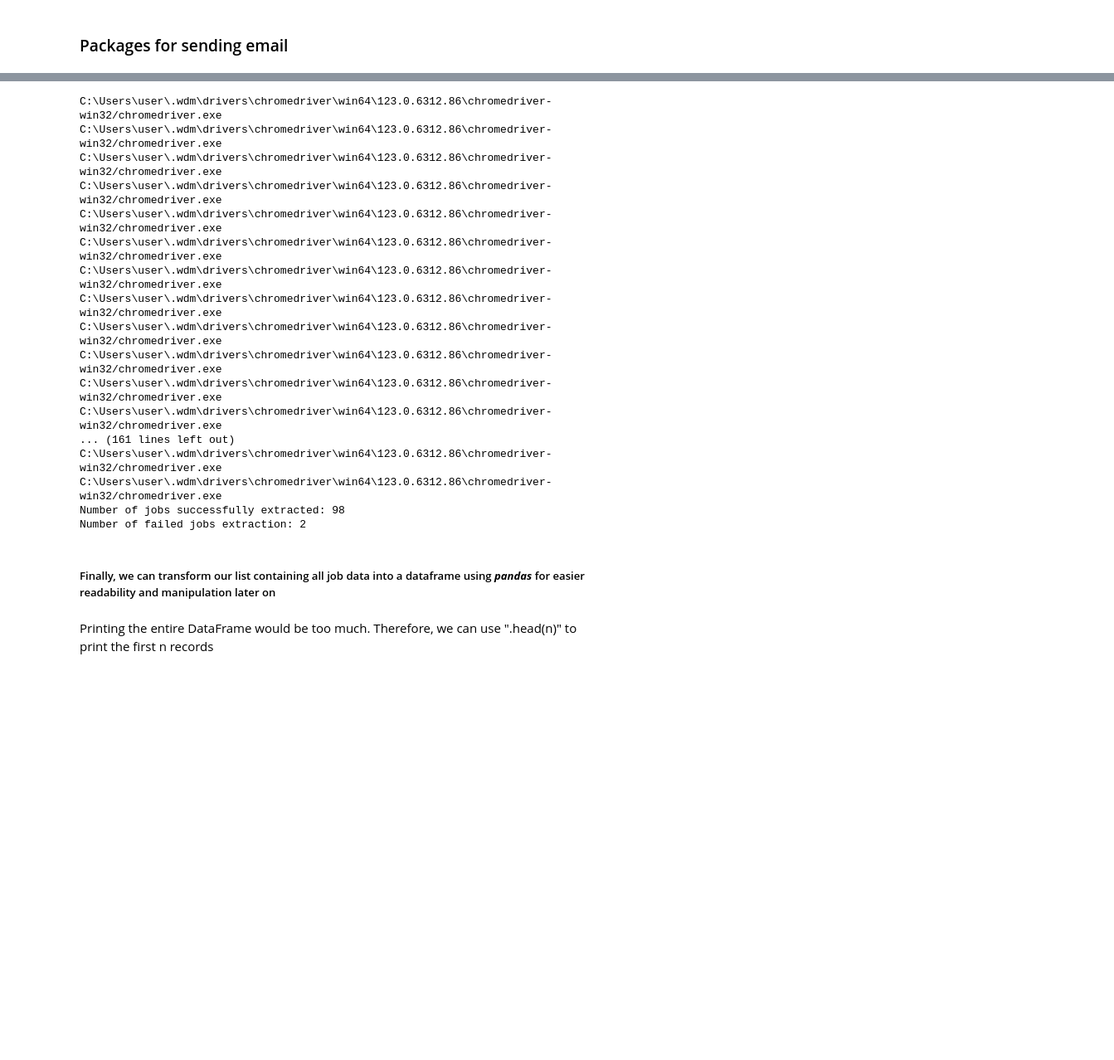
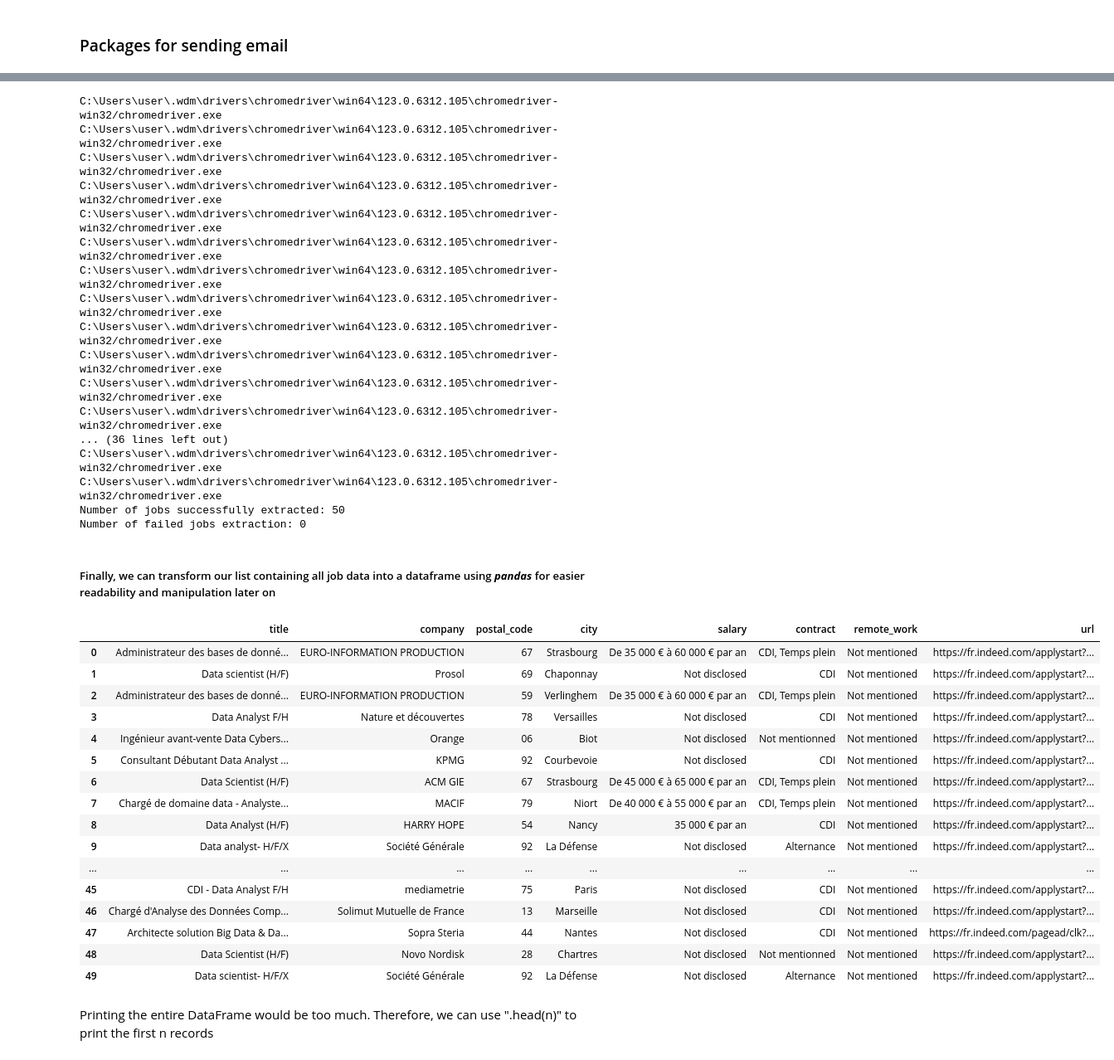
Before and after one commit to alihhalih/PROJECT_M1DS2E, a Jupyter notebook: Indeed.ipynb, the cells around one changed output, grey strips where cells are left out. Shown at 83% size. Cells and saved outputs as stored; diff of their text form; code cells hidden in the pictures; blank space fills up the shorter version.

```diff
--- a/Indeed.ipynb
+++ b/Indeed.ipynb
@@ -218,7 +218,7 @@ jobs_ignored = 0
 all_job_details = []
 
 # Iterate through each job details link
-for job_link in job_details_links[:100]:
+for job_link in job_details_links[:50]:
     job_details = scrape_job_details(job_link)
     if job_details:
         all_job_details.append(job_details)
@@ -230,30 +230,50 @@ for job_link in job_details_links[:100]:
 print("Number of jobs successfully extracted:", jobs_scraped_correctly)
 print("Number of failed jobs extraction:", jobs_ignored)
 # %% [output]
-C:\Users\user\.wdm\drivers\chromedriver\win64\123.0.6312.86\chromedriver-win32/chromedriver.exe
-C:\Users\user\.wdm\drivers\chromedriver\win64\123.0.6312.86\chromedriver-win32/chromedriver.exe
-C:\Users\user\.wdm\drivers\chromedriver\win64\123.0.6312.86\chromedriver-win32/chromedriver.exe
-C:\Users\user\.wdm\drivers\chromedriver\win64\123.0.6312.86\chromedriver-win32/chromedriver.exe
-C:\Users\user\.wdm\drivers\chromedriver\win64\123.0.6312.86\chromedriver-win32/chromedriver.exe
-C:\Users\user\.wdm\drivers\chromedriver\win64\123.0.6312.86\chromedriver-win32/chromedriver.exe
-C:\Users\user\.wdm\drivers\chromedriver\win64\123.0.6312.86\chromedriver-win32/chromedriver.exe
-C:\Users\user\.wdm\drivers\chromedriver\win64\123.0.6312.86\chromedriver-win32/chromedriver.exe
-C:\Users\user\.wdm\drivers\chromedriver\win64\123.0.6312.86\chromedriver-win32/chromedriver.exe
-C:\Users\user\.wdm\drivers\chromedriver\win64\123.0.6312.86\chromedriver-win32/chromedriver.exe
-C:\Users\user\.wdm\drivers\chromedriver\win64\123.0.6312.86\chromedriver-win32/chromedriver.exe
-C:\Users\user\.wdm\drivers\chromedriver\win64\123.0.6312.86\chromedriver-win32/chromedriver.exe
-... (161 lines left out)
-C:\Users\user\.wdm\drivers\chromedriver\win64\123.0.6312.86\chromedriver-win32/chromedriver.exe
-C:\Users\user\.wdm\drivers\chromedriver\win64\123.0.6312.86\chromedriver-win32/chromedriver.exe
-Number of jobs successfully extracted: 98
-Number of failed jobs extraction: 2
+C:\Users\user\.wdm\drivers\chromedriver\win64\123.0.6312.105\chromedriver-win32/chromedriver.exe
+C:\Users\user\.wdm\drivers\chromedriver\win64\123.0.6312.105\chromedriver-win32/chromedriver.exe
+C:\Users\user\.wdm\drivers\chromedriver\win64\123.0.6312.105\chromedriver-win32/chromedriver.exe
+C:\Users\user\.wdm\drivers\chromedriver\win64\123.0.6312.105\chromedriver-win32/chromedriver.exe
+C:\Users\user\.wdm\drivers\chromedriver\win64\123.0.6312.105\chromedriver-win32/chromedriver.exe
+C:\Users\user\.wdm\drivers\chromedriver\win64\123.0.6312.105\chromedriver-win32/chromedriver.exe
+C:\Users\user\.wdm\drivers\chromedriver\win64\123.0.6312.105\chromedriver-win32/chromedriver.exe
+C:\Users\user\.wdm\drivers\chromedriver\win64\123.0.6312.105\chromedriver-win32/chromedriver.exe
+C:\Users\user\.wdm\drivers\chromedriver\win64\123.0.6312.105\chromedriver-win32/chromedriver.exe
+C:\Users\user\.wdm\drivers\chromedriver\win64\123.0.6312.105\chromedriver-win32/chromedriver.exe
+C:\Users\user\.wdm\drivers\chromedriver\win64\123.0.6312.105\chromedriver-win32/chromedriver.exe
+C:\Users\user\.wdm\drivers\chromedriver\win64\123.0.6312.105\chromedriver-win32/chromedriver.exe
+... (36 lines left out)
+C:\Users\user\.wdm\drivers\chromedriver\win64\123.0.6312.105\chromedriver-win32/chromedriver.exe
+C:\Users\user\.wdm\drivers\chromedriver\win64\123.0.6312.105\chromedriver-win32/chromedriver.exe
+Number of jobs successfully extracted: 50
+Number of failed jobs extraction: 0
 # %% [markdown]
 ##### Finally, we can transform our list containing all job data into a dataframe using ***pandas*** for easier readability and manipulation later on
 # %%
 w = pd.DataFrame(all_job_details)
+
 
 # Remove duplicate jobs and drop NA values for consistency in the dataframe.
 w = w.drop_duplicates()
 w = w.dropna().reset_index(drop=True)
+w
+# %% [output]
+|  | title | company | postal_code | city | salary | contract | remote_work | url |
+| 0 | Administrateur des bases de donné... | EURO-INFORMATION PRODUCTION | 67 | Strasbourg | De 35 000 € à 60 000 € par an | CDI, Temps plein | Not mentioned | https://fr.indeed.com/applystart?... |
+| 1 | Data scientist (H/F) | Prosol | 69 | Chaponnay | Not disclosed | CDI | Not mentioned | https://fr.indeed.com/applystart?... |
+| 2 | Administrateur des bases de donné... | EURO-INFORMATION PRODUCTION | 59 | Verlinghem | De 35 000 € à 60 000 € par an | CDI, Temps plein | Not mentioned | https://fr.indeed.com/applystart?... |
+| 3 | Data Analyst F/H | Nature et découvertes | 78 | Versailles | Not disclosed | CDI | Not mentioned | https://fr.indeed.com/applystart?... |
+| 4 | Ingénieur avant-vente Data Cybers... | Orange | 06 | Biot | Not disclosed | Not mentionned | Not mentioned | https://fr.indeed.com/applystart?... |
+| 5 | Consultant Débutant Data Analyst ... | KPMG | 92 | Courbevoie | Not disclosed | CDI | Not mentioned | https://fr.indeed.com/applystart?... |
+| 6 | Data Scientist (H/F) | ACM GIE | 67 | Strasbourg | De 45 000 € à 65 000 € par an | CDI, Temps plein | Not mentioned | https://fr.indeed.com/applystart?... |
+| 7 | Chargé de domaine data - Analyste... | MACIF | 79 | Niort | De 40 000 € à 55 000 € par an | CDI, Temps plein | Not mentioned | https://fr.indeed.com/applystart?... |
+| 8 | Data Analyst (H/F) | HARRY HOPE | 54 | Nancy | 35 000 € par an | CDI | Not mentioned | https://fr.indeed.com/applystart?... |
+| 9 | Data analyst- H/F/X | Société Générale | 92 | La Défense | Not disclosed | Alternance | Not mentioned | https://fr.indeed.com/applystart?... |
+| ... | ... | ... | ... | ... | ... | ... | ... | ... |
+| 45 | CDI - Data Analyst F/H | mediametrie | 75 | Paris | Not disclosed | CDI | Not mentioned | https://fr.indeed.com/applystart?... |
+| 46 | Chargé d'Analyse des Données Comp... | Solimut Mutuelle de France | 13 | Marseille | Not disclosed | CDI | Not mentioned | https://fr.indeed.com/applystart?... |
+| 47 | Architecte solution Big Data & Da... | Sopra Steria | 44 | Nantes | Not disclosed | CDI | Not mentioned | https://fr.indeed.com/pagead/clk?... |
+| 48 | Data Scientist (H/F) | Novo Nordisk | 28 | Chartres | Not disclosed | Not mentionned | Not mentioned | https://fr.indeed.com/applystart?... |
+| 49 | Data scientist- H/F/X | Société Générale | 92 | La Défense | Not disclosed | Alternance | Not mentioned | https://fr.indeed.com/applystart?... |
 # %% [markdown]
 Printing the entire DataFrame would be too much. Therefore, we can use ".head(n)" to print the first n records
```
Also changed, not shown: parts of 20 cells of this notebook.
